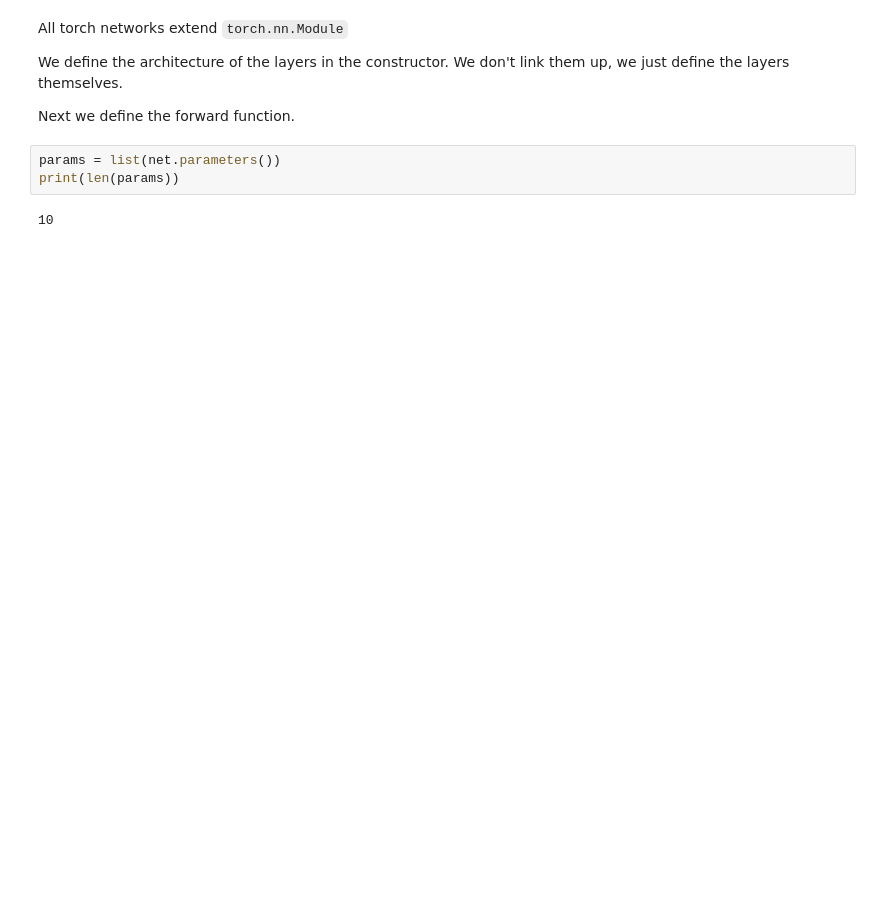
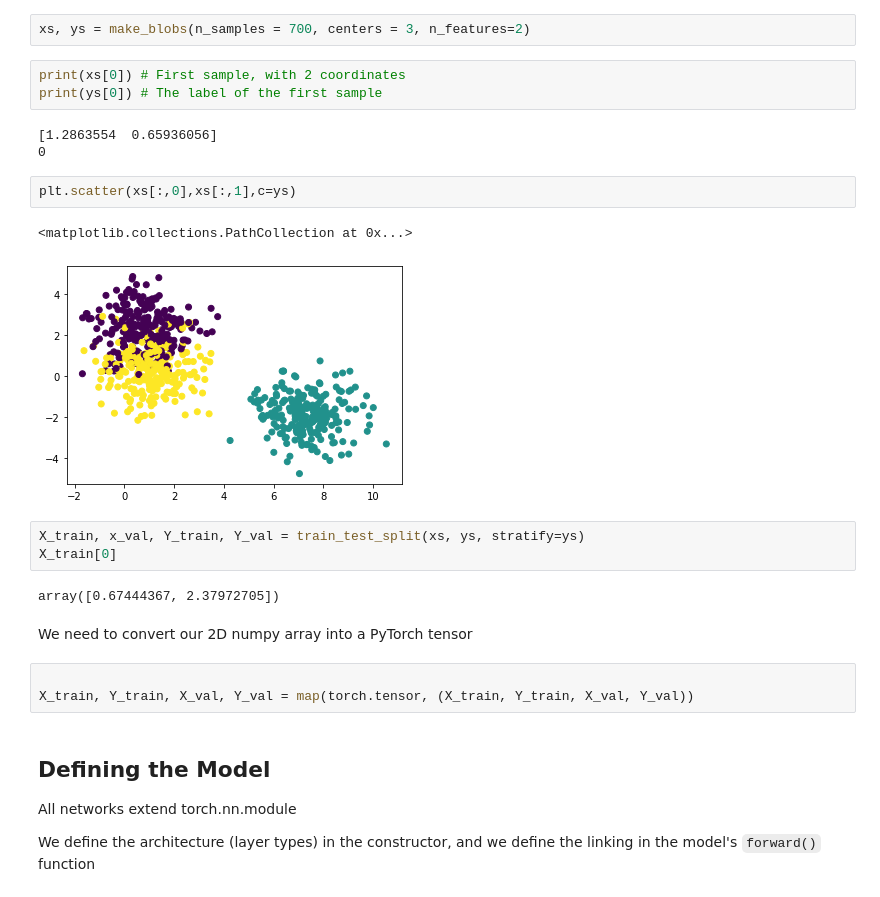
Before and after one commit to JamalRahman/pytorch-deep-learning, a Jupyter notebook: 2 - Feedforward NN/fnn.ipynb, the cells around one changed output. Drawn from its saved outputs; the diff is of its cells as text; blank space fills up the shorter version.

```diff
--- a/2 - Feedforward NN/fnn.ipynb
+++ b/2 - Feedforward NN/fnn.ipynb
@@ -56,12 +32,30 @@ Net(
+# %%
+xs, ys = make_blobs(n_samples = 700, centers = 3, n_features=2)
+# %%
+print(xs[0]) # First sample, with 2 coordinates
+print(ys[0]) # The label of the first sample
+# %% [output]
+[1.2863554  0.65936056]
+0
+# %%
+plt.scatter(xs[:,0],xs[:,1],c=ys)
+# %% [output]
+<matplotlib.collections.PathCollection at 0x...>
+[figure, added]
+# %%
+X_train, x_val, Y_train, Y_val = train_test_split(xs, ys, stratify=ys)
+X_train[0]
+# %% [output]
+array([0.67444367, 2.37972705])
+# %% [markdown]
+We need to convert our 2D numpy array into a PyTorch tensor
+# %%
+
+X_train, Y_train, X_val, Y_val = map(torch.tensor, (X_train, Y_train, X_val, Y_val))
 # %% [markdown]
-All torch networks extend `torch.nn.Module`
 
-We define the architecture of the layers in the constructor.
-We don't link them up, we just define the layers themselves.
+## Defining the Model
 
-Next we define the forward function.
+All networks extend torch.nn.module
+
+We define the architecture (layer types) in the constructor, and we define the linking in the model's `forward()` function
-# %%
-params = list(net.parameters())
-print(len(params))
-# %% [output]
-10
```
Also changed, not shown: parts of 15 cells of this notebook, 3 other files.
